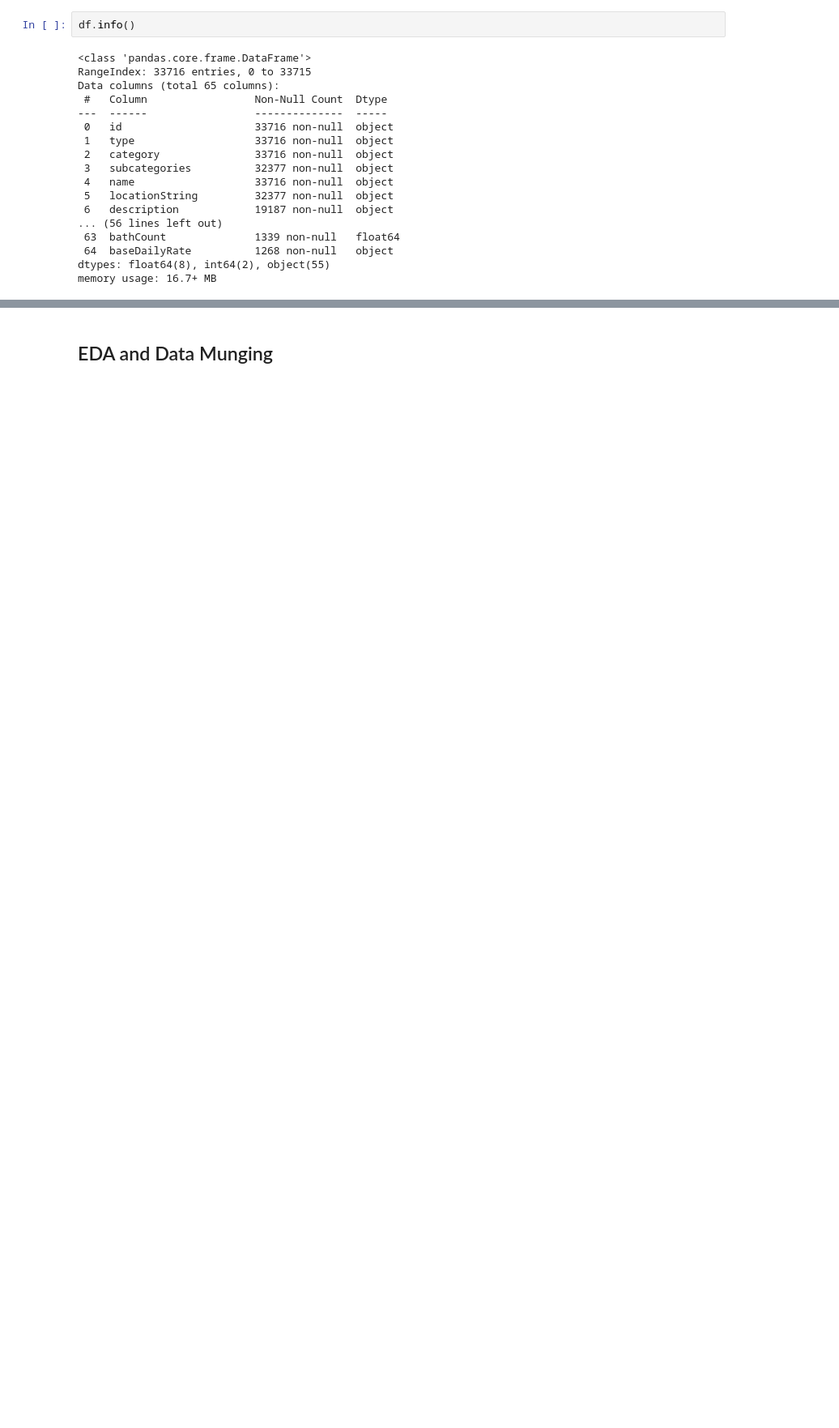
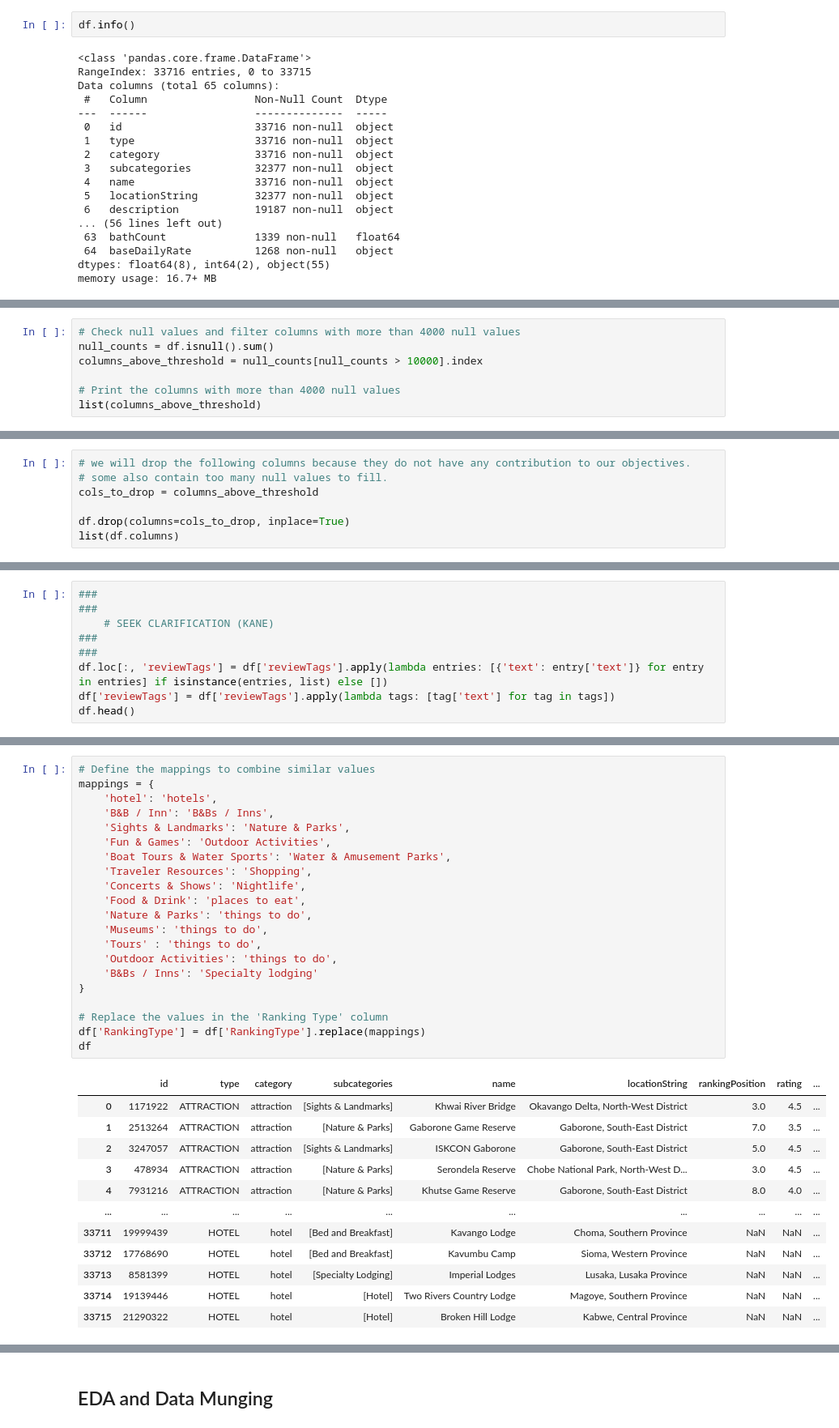
Before and after one commit to R3TR0Quan/travel-destination-recommendation-sys, a Jupyter notebook: notebook.ipynb, the cells around one changed output, grey strips where cells are left out. Shown at 81% size. Saved outputs shown, nothing was run; the diff lists cells and outputs as text; blank space fills up the shorter version.

```diff
--- a/notebook.ipynb
+++ b/notebook.ipynb
@@ -71,0 +159,7 @@ memory usage: 16.7+ MB
+# %%
+# Check null values and filter columns with more than 4000 null values
+null_counts = df.isnull().sum()
+columns_above_threshold = null_counts[null_counts > 10000].index
+
+# Print the columns with more than 4000 null values
+list(columns_above_threshold)
@@ -71,0 +180,7 @@ memory usage: 16.7+ MB
+# %%
+# we will drop the following columns because they do not have any contribution to our objectives.
+# some also contain too many null values to fill.
+cols_to_drop = columns_above_threshold
+
+df.drop(columns=cols_to_drop, inplace=True)
+list(df.columns)
@@ -71,0 +238,9 @@ memory usage: 16.7+ MB
+# %%
+###
+###
+    # SEEK CLARIFICATION (KANE)
+###
+###
+df.loc[:, 'reviewTags'] = df['reviewTags'].apply(lambda entries: [{'text': entry['text']} for entry in entries] if isinstance(entries, list) else [])
+df['reviewTags'] = df['reviewTags'].apply(lambda tags: [tag['text'] for tag in tags])
+df.head()
@@ -71,0 +325,34 @@ memory usage: 16.7+ MB
+# %%
+# Define the mappings to combine similar values
+mappings = {
+    'hotel': 'hotels',
+    'B&B / Inn': 'B&Bs / Inns',
+    'Sights & Landmarks': 'Nature & Parks',
+    'Fun & Games': 'Outdoor Activities',
+    'Boat Tours & Water Sports': 'Water & Amusement Parks',
+    'Traveler Resources': 'Shopping',
+    'Concerts & Shows': 'Nightlife',
+    'Food & Drink': 'places to eat',
+    'Nature & Parks': 'things to do',
+    'Museums': 'things to do',
+    'Tours' : 'things to do',
+    'Outdoor Activities': 'things to do',
+    'B&Bs / Inns': 'Specialty lodging'
+}
+
+# Replace the values in the 'Ranking Type' column
+df['RankingType'] = df['RankingType'].replace(mappings)
+df
+# %% [output]
+|  | id | type | category | subcategories | name | locationString | rankingPosition | rating | ... |
+| 0 | 1171922 | ATTRACTION | attraction | [Sights & Landmarks] | Khwai River Bridge | Okavango Delta, North-West District | 3.0 | 4.5 | ... |
+| 1 | 2513264 | ATTRACTION | attraction | [Nature & Parks] | Gaborone Game Reserve | Gaborone, South-East District | 7.0 | 3.5 | ... |
+| 2 | 3247057 | ATTRACTION | attraction | [Sights & Landmarks] | ISKCON Gaborone | Gaborone, South-East District | 5.0 | 4.5 | ... |
+| 3 | 478934 | ATTRACTION | attraction | [Nature & Parks] | Serondela Reserve | Chobe National Park, North-West D... | 3.0 | 4.5 | ... |
+| 4 | 7931216 | ATTRACTION | attraction | [Nature & Parks] | Khutse Game Reserve | Gaborone, South-East District | 8.0 | 4.0 | ... |
+| ... | ... | ... | ... | ... | ... | ... | ... | ... | ... |
+| 33711 | 19999439 | HOTEL | hotel | [Bed and Breakfast] | Kavango Lodge | Choma, Southern Province | NaN | NaN | ... |
+| 33712 | 17768690 | HOTEL | hotel | [Bed and Breakfast] | Kavumbu Camp | Sioma, Western Province | NaN | NaN | ... |
+| 33713 | 8581399 | HOTEL | hotel | [Specialty Lodging] | Imperial Lodges | Lusaka, Lusaka Province | NaN | NaN | ... |
+| 33714 | 19139446 | HOTEL | hotel | [Hotel] | Two Rivers Country Lodge | Magoye, Southern Province | NaN | NaN | ... |
+| 33715 | 21290322 | HOTEL | hotel | [Hotel] | Broken Hill Lodge | Kabwe, Central Province | NaN | NaN | ... |
```
Also changed, not shown: parts of 36 cells of this notebook.
